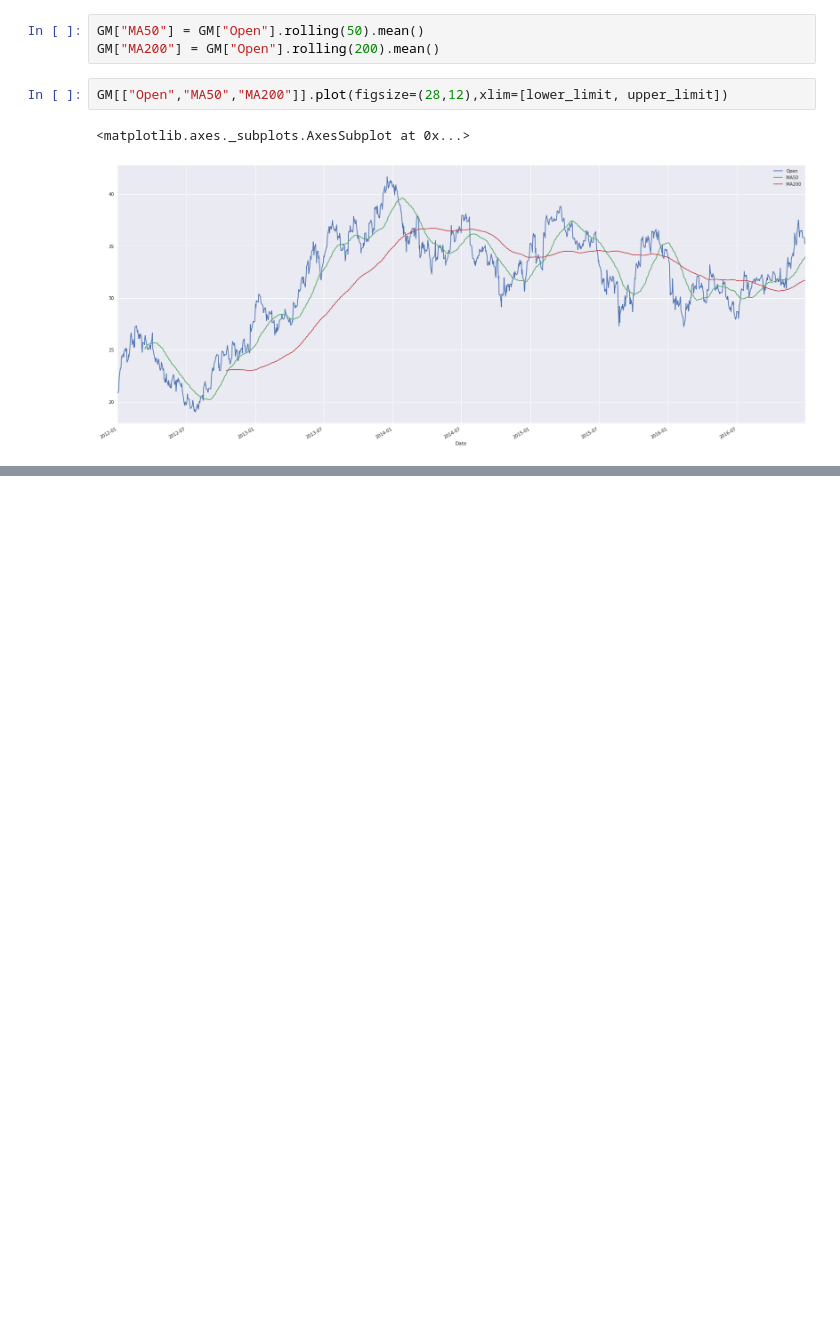
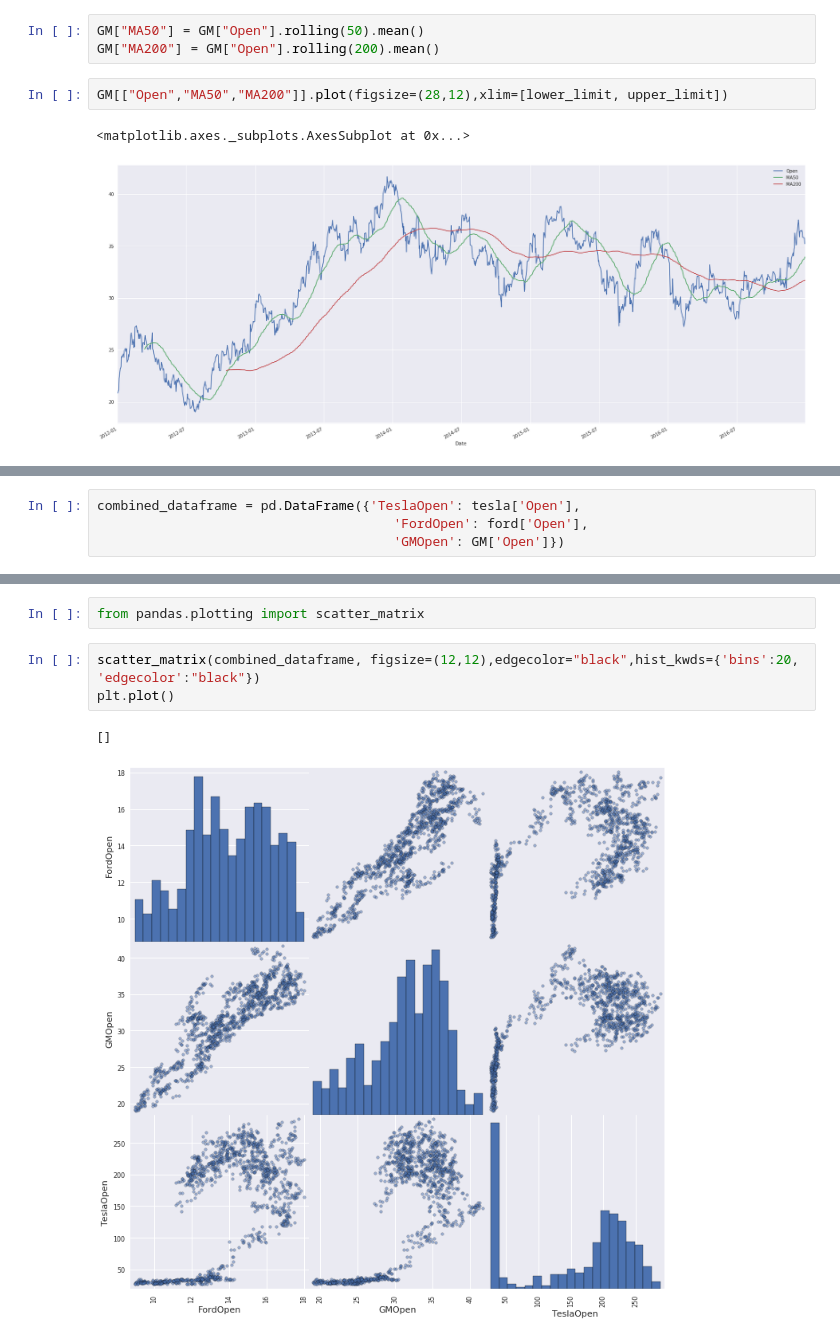
Before and after one commit to HeadHunTeR779/Stock-Analysis-of-Automobile-Giants, a Jupyter notebook: Stock_Analysis.ipynb, the cells around one changed output, grey strips where cells are left out. Saved outputs shown, nothing was run; the diff lists cells and outputs as text; blank space fills up the shorter version.

Commit message:
Added Scatter Matrix and Produced Insights

```diff
--- a/Stock_Analysis.ipynb
+++ b/Stock_Analysis.ipynb
@@ -148,0 +187,4 @@ GM[["Open","MA50","MA200"]].plot(figsize=(28,12),xlim=[lower_limit, upper_limit]
+# %%
+combined_dataframe = pd.DataFrame({'TeslaOpen': tesla['Open'],
+                                      'FordOpen': ford['Open'],
+                                      'GMOpen': GM['Open']})
@@ -148,0 +201,8 @@ GM[["Open","MA50","MA200"]].plot(figsize=(28,12),xlim=[lower_limit, upper_limit]
+# %%
+from pandas.plotting import scatter_matrix
+# %%
+scatter_matrix(combined_dataframe, figsize=(12,12),edgecolor="black",hist_kwds={'bins':20, 'edgecolor':"black"})
+plt.plot()
+# %% [output]
+[]
+[figure, added]
```
Also changed, not shown: parts of 8 cells of this notebook.
